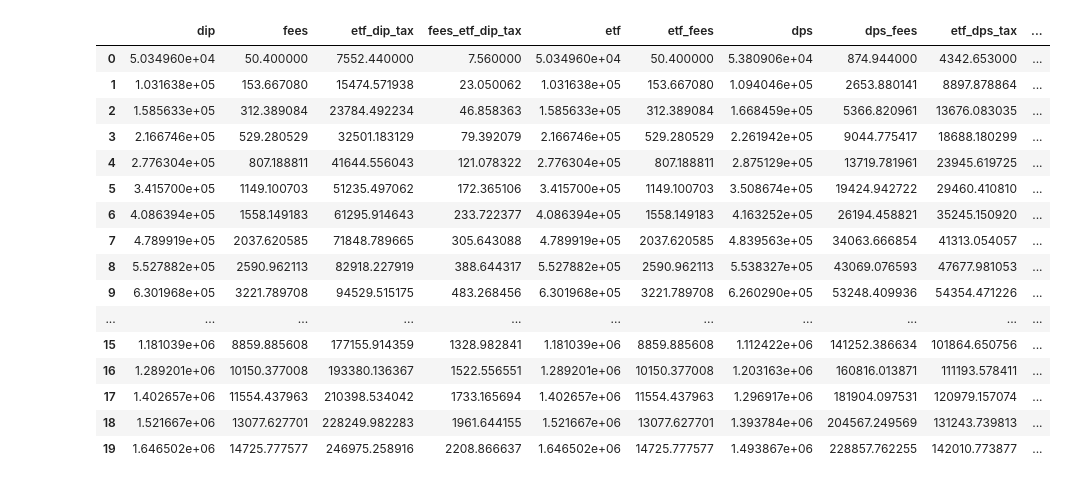
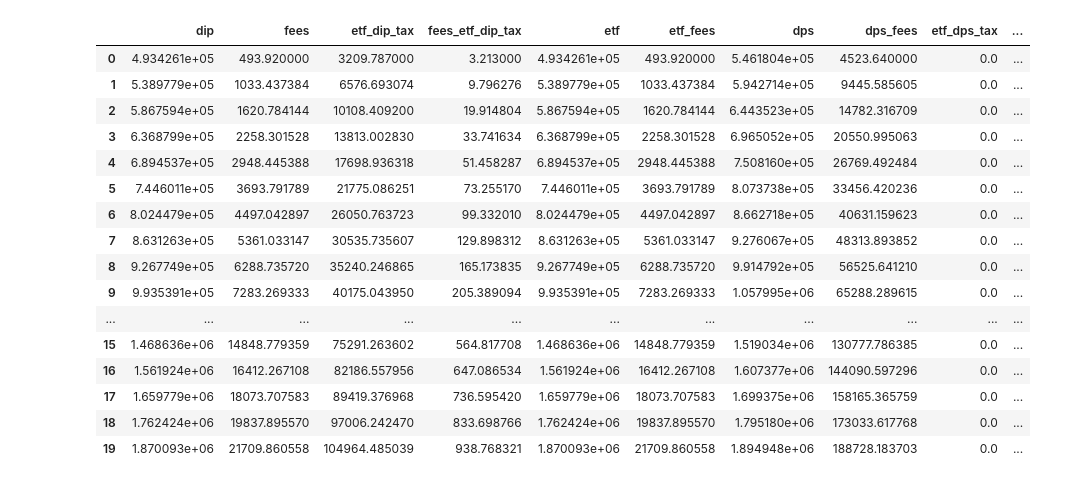
Before and after one commit to vaclavbelak/dip, a Jupyter notebook: dip.ipynb, the cells around one changed output. Drawn from its saved outputs; the diff is of its cells as text; code cells hidden in the pictures.

```diff
--- a/dip.ipynb
+++ b/dip.ipynb
@@ -7,7 +7,7 @@ import seaborn as sns
 years = 20
 rate = 0.05  # mean annual rate, e.g. VT ETF
 dip_fee = 0  # DIP annual fee
-contrib_emp = 48000  # employee contributions, max 48000
+contrib_emp = 20_400  # employee contributions, max 48000
 contrib_comp = 0  # employer contributions, max 50000
 contrib = contrib_emp + contrib_comp
 tax_rate = 0.15  # income tax rate
@@ -19,15 +19,16 @@ dps_tax_saving = (contrib_emp - 12 * contrib_for_max_state_support) * tax_rate +
 etf_ter = 0.001
 # %%
 res = defaultdict(list)
-dip = 0
+init = 500_000
+dip = init - 50_000
 fees = 0
 etf_dip_tax = 0
 fees_etf_dip_tax = 0
 etf_dps_tax = 0
 fees_etf_dps_tax = 0
-etf = 0  # benchmark
+etf = init - 50_000  # benchmark
 etf_fees = 0
-dps = 0  # doplnkove penzijni sporeni, benchmark
+dps = init # doplnkove penzijni sporeni, benchmark
 dps_fees = 0
 
 for year in range(1, years + 1):
@@ -45,51 +46,52 @@ for year in range(1, years + 1):
     res["etf_dip_tax"].append(etf_dip_tax)
     res["fees_etf_dip_tax"].append(fees_etf_dip_tax)
 
     etf = (etf + contrib) * (1 + rate)
     fee = etf * etf_ter
     etf_fees += fee
     etf -= fee
     res["etf"].append(etf)
     res["etf_fees"].append(etf_fees)
 
-    dps = (dps + contrib + dps_state_contrib) * (1 + rate)
-    fee = dps * (0.015 + etf_ter)  # on average DSP costs 1.5% annually
+    dps_gain = (dps + contrib + dps_state_contrib) * rate
+    dps += dps_gain + contrib + dps_state_contrib
+    fee = dps * 0.0075 + dps_gain * 0.015
     dps -= fee
     dps_fees += fee
     res["dps"].append(dps)
     res["dps_fees"].append(dps_fees)
 
     etf_dps_tax = (etf_dps_tax + dps_tax_saving) * (1 + rate)
     fee = etf_dps_tax * etf_ter
     etf_dps_tax -= fee
     fees_etf_dps_tax += fee
     res["etf_dps_tax"].append(etf_dps_tax)
     res["fees_etf_dps_tax"].append(fees_etf_dps_tax)
 
 res = pd.DataFrame(res)
 res["dps_reinvest"] = res.dps + res.etf_dps_tax
 res["dps_reinvest_fees"] = res.dps_fees + res.fees_etf_dps_tax
 res["dip_reinvest"] = res.dip + res.etf_dip_tax
 res["dip_reinvest_fees"] = res.fees + res.fees_etf_dip_tax
 res
 # %% [output]
 |  | dip | fees | etf_dip_tax | fees_etf_dip_tax | etf | etf_fees | dps | dps_fees | etf_dps_tax | ... |
-| 0 | 5.034960e+04 | 50.400000 | 7552.440000 | 7.560000 | 5.034960e+04 | 50.400000 | 5.380906e+04 | 874.944000 | 4342.653000 | ... |
-| 1 | 1.031638e+05 | 153.667080 | 15474.571938 | 23.050062 | 1.031638e+05 | 153.667080 | 1.094046e+05 | 2653.880141 | 8897.878864 | ... |
-| 2 | 1.585633e+05 | 312.389084 | 23784.492234 | 46.858363 | 1.585633e+05 | 312.389084 | 1.668459e+05 | 5366.820961 | 13676.083035 | ... |
-| 3 | 2.166746e+05 | 529.280529 | 32501.183129 | 79.392079 | 2.166746e+05 | 529.280529 | 2.261942e+05 | 9044.775417 | 18688.180299 | ... |
-| 4 | 2.776304e+05 | 807.188811 | 41644.556043 | 121.078322 | 2.776304e+05 | 807.188811 | 2.875129e+05 | 13719.781961 | 23945.619725 | ... |
-| 5 | 3.415700e+05 | 1149.100703 | 51235.497062 | 172.365106 | 3.415700e+05 | 1149.100703 | 3.508674e+05 | 19424.942722 | 29460.410810 | ... |
-| 6 | 4.086394e+05 | 1558.149183 | 61295.914643 | 233.722377 | 4.086394e+05 | 1558.149183 | 4.163252e+05 | 26194.458821 | 35245.150920 | ... |
-| 7 | 4.789919e+05 | 2037.620585 | 71848.789665 | 305.643088 | 4.789919e+05 | 2037.620585 | 4.839563e+05 | 34063.666854 | 41313.054057 | ... |
-| 8 | 5.527882e+05 | 2590.962113 | 82918.227919 | 388.644317 | 5.527882e+05 | 2590.962113 | 5.538327e+05 | 43069.076593 | 47677.981053 | ... |
-| 9 | 6.301968e+05 | 3221.789708 | 94529.515175 | 483.268456 | 6.301968e+05 | 3221.789708 | 6.260290e+05 | 53248.409936 | 54354.471226 | ... |
+| 0 | 4.934261e+05 | 493.920000 | 3209.787000 | 3.213000 | 4.934261e+05 | 493.920000 | 5.461804e+05 | 4523.640000 | 0.0 | ... |
+| 1 | 5.389779e+05 | 1033.437384 | 6576.693074 | 9.796276 | 5.389779e+05 | 1033.437384 | 5.942714e+05 | 9445.585605 | 0.0 | ... |
+| 2 | 5.867594e+05 | 1620.784144 | 10108.409200 | 19.914804 | 5.867594e+05 | 1620.784144 | 6.443523e+05 | 14782.316709 | 0.0 | ... |
+| 3 | 6.368799e+05 | 2258.301528 | 13813.002830 | 33.741634 | 6.368799e+05 | 2258.301528 | 6.965052e+05 | 20550.995063 | 0.0 | ... |
+| 4 | 6.894537e+05 | 2948.445388 | 17698.936318 | 51.458287 | 6.894537e+05 | 2948.445388 | 7.508160e+05 | 26769.492484 | 0.0 | ... |
+| 5 | 7.446011e+05 | 3693.791789 | 21775.086251 | 73.255170 | 7.446011e+05 | 3693.791789 | 8.073738e+05 | 33456.420236 | 0.0 | ... |
+| 6 | 8.024479e+05 | 4497.042897 | 26050.763723 | 99.332010 | 8.024479e+05 | 4497.042897 | 8.662718e+05 | 40631.159623 | 0.0 | ... |
+| 7 | 8.631263e+05 | 5361.033147 | 30535.735607 | 129.898312 | 8.631263e+05 | 5361.033147 | 9.276067e+05 | 48313.893852 | 0.0 | ... |
+| 8 | 9.267749e+05 | 6288.735720 | 35240.246865 | 165.173835 | 9.267749e+05 | 6288.735720 | 9.914792e+05 | 56525.641210 | 0.0 | ... |
+| 9 | 9.935391e+05 | 7283.269333 | 40175.043950 | 205.389094 | 9.935391e+05 | 7283.269333 | 1.057995e+06 | 65288.289615 | 0.0 | ... |
 | ... | ... | ... | ... | ... | ... | ... | ... | ... | ... | ... |
-| 15 | 1.181039e+06 | 8859.885608 | 177155.914359 | 1328.982841 | 1.181039e+06 | 8859.885608 | 1.112422e+06 | 141252.386634 | 101864.650756 | ... |
-| 16 | 1.289201e+06 | 10150.377008 | 193380.136367 | 1522.556551 | 1.289201e+06 | 10150.377008 | 1.203163e+06 | 160816.013871 | 111193.578411 | ... |
-| 17 | 1.402657e+06 | 11554.437963 | 210398.534042 | 1733.165694 | 1.402657e+06 | 11554.437963 | 1.296917e+06 | 181904.097531 | 120979.157074 | ... |
-| 18 | 1.521667e+06 | 13077.627701 | 228249.982283 | 1961.644155 | 1.521667e+06 | 13077.627701 | 1.393784e+06 | 204567.249569 | 131243.739813 | ... |
-| 19 | 1.646502e+06 | 14725.777577 | 246975.258916 | 2208.866637 | 1.646502e+06 | 14725.777577 | 1.493867e+06 | 228857.762255 | 142010.773877 | ... |
+| 15 | 1.468636e+06 | 14848.779359 | 75291.263602 | 564.817708 | 1.468636e+06 | 14848.779359 | 1.519034e+06 | 130777.786385 | 0.0 | ... |
+| 16 | 1.561924e+06 | 16412.267108 | 82186.557956 | 647.086534 | 1.561924e+06 | 16412.267108 | 1.607377e+06 | 144090.597296 | 0.0 | ... |
+| 17 | 1.659779e+06 | 18073.707583 | 89419.376968 | 736.595420 | 1.659779e+06 | 18073.707583 | 1.699375e+06 | 158165.365759 | 0.0 | ... |
+| 18 | 1.762424e+06 | 19837.895570 | 97006.242470 | 833.698766 | 1.762424e+06 | 19837.895570 | 1.795180e+06 | 173033.617768 | 0.0 | ... |
+| 19 | 1.870093e+06 | 21709.860558 | 104964.485039 | 938.768321 | 1.870093e+06 | 21709.860558 | 1.894948e+06 | 188728.183703 | 0.0 | ... |
 # %%
 sns.lineplot(res[["dps_reinvest", "dip_reinvest", "etf"]])
 # %% [output]
```
Also changed, not shown: parts of 4 cells of this notebook.
